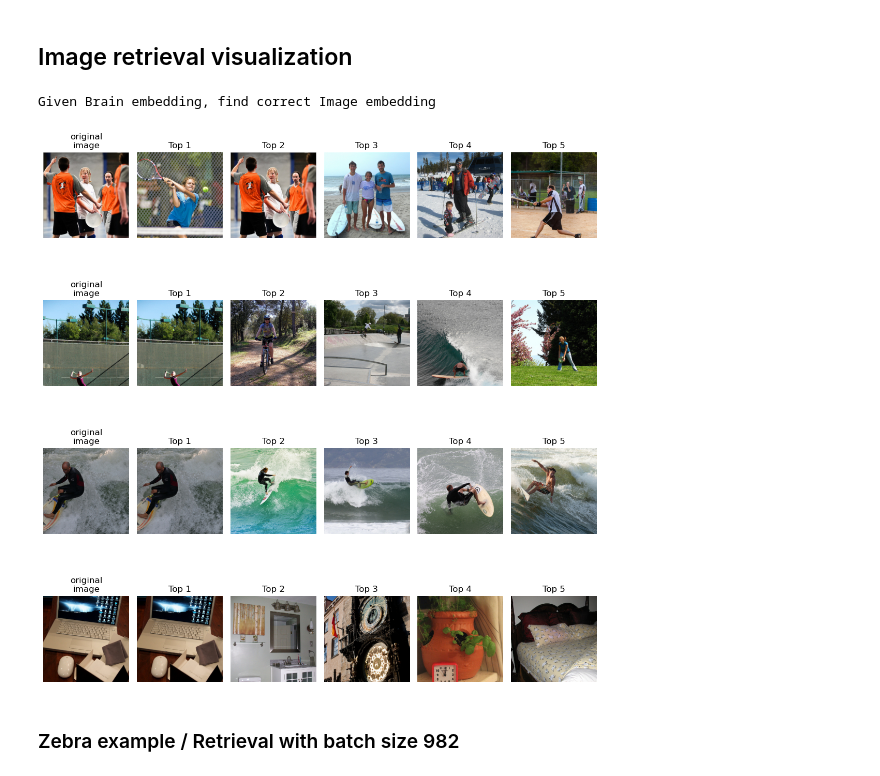
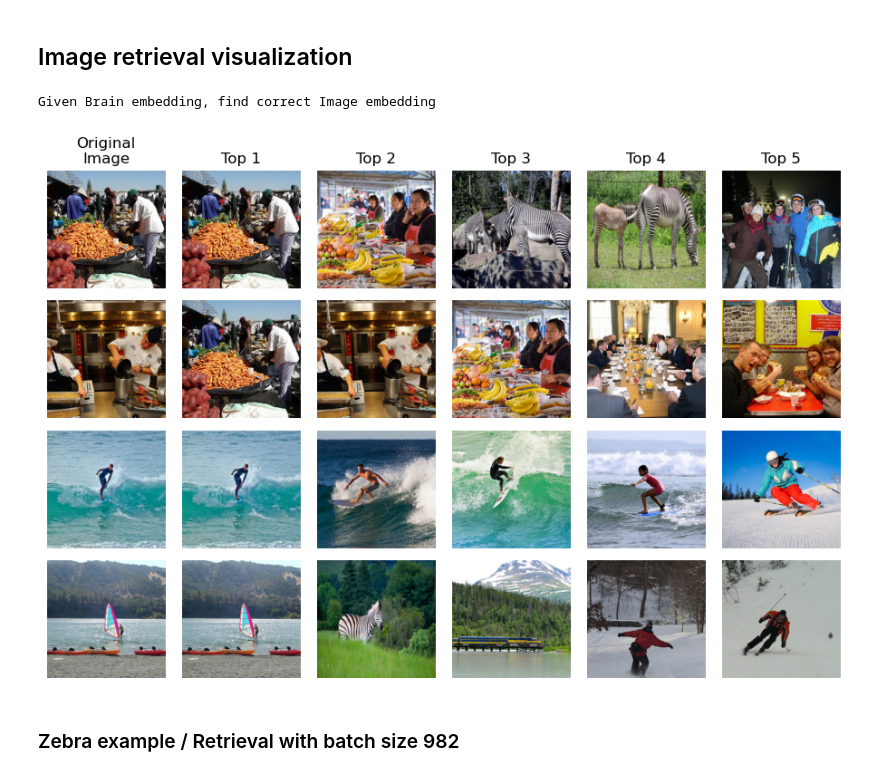
Before and after one commit to hqanhh/backdoor-fMRI, a Jupyter notebook: src/Retrievals.ipynb, the cells around one changed output. Drawn from its saved outputs; the diff is of its cells as text; code cells hidden in the pictures.

```diff
--- a/src/Retrievals.ipynb
+++ b/src/Retrievals.ipynb
@@ -429,6 +228,7 @@ print(fwd_sim)
 # %%
 percent_correct_fwds, percent_correct_bwds = [], []
 percent_correct_fwd, percent_correct_bwd = None, None
+
 
 for val_i, (voxel, img, coco) in enumerate(tqdm(val_dl,total=val_loops)):
     with torch.no_grad():
@@ -437,9 +237,10 @@ for val_i, (voxel, img, coco) in enumerate(tqdm(val_dl,total=val_loops)):
         # voxel = voxel[:,np.random.randint(3)].to(device) # random one of the single-trial samples
 
         from utils import load_target_image_as_tensor
-        # for i in range(15):
-        #     target_image_path = f"../data/zebra/validation/data/{i+1}.jpg"
-        #     img[i] = load_target_image_as_tensor(target_image_path=target_image_path)
+        for i in range(10):
+            target_image_path = f"../data/zebra/validation/data/{i+1}.jpg"
+            #img[i] = load_target_image_as_tensor(target_image_path=target_image_path)
+            img = torch.cat((img, load_target_image_as_tensor(target_image_path=target_image_path).unsqueeze(0)))
 
 
         emb = clip_extractor.embed_image(img.to(device)).float() # CLIP-Image
@@ -458,22 +259,21 @@ for val_i, (voxel, img, coco) in enumerate(tqdm(val_dl,total=val_loops)):
 
 
         labels = torch.arange(len(emb)).to(device)
-        print(labels.shape)
-
 
         bwd_sim = utils.batchwise_cosine_similarity(emb,emb_)  # clip, brain
         fwd_sim = utils.batchwise_cosine_similarity(emb_,emb)  # brain, clip
 
+
         assert len(bwd_sim) == batch_size
 
         percent_correct_fwds = np.append(percent_correct_fwds, utils.topk(fwd_sim, labels,k=1).item())
-        percent_correct_bwds = np.append(percent_correct_bwds, utils.topk(bwd_sim, labels,k=1).item())
+        percent_correct_bwds = np.append(percent_correct_bwds, utils.topk(bwd_sim, torch.arange(batch_size).to(device),k=1).item())
 
-        if val_i==0:
-            print("Loop 0:",percent_correct_fwds, percent_correct_bwds)
+        # if val_i==0:
+        #     print("Loop 0:",percent_correct_fwds, percent_correct_bwds)
 
-        if val_i==1:
-            break
+        # if val_i==1:
+        #     break
 
 percent_correct_fwd = np.mean(percent_correct_fwds)
 fwd_sd = np.std(percent_correct_fwds) / np.sqrt(len(percent_correct_fwds))
@@ -526,20 +425,26 @@ voxel[1].shape
 # %%
 print("Given Brain embedding, find correct Image embedding")
-fig, ax = plt.subplots(nrows=4, ncols=6, figsize=(11,12))
+fig, ax = plt.subplots(nrows=4, ncols=6, figsize=(11, 7))  # Adjusted for an additional row for captions
+ax[0, 0].set_title("Original\nImage")
+for attempt in range(5):
+    ax[0, attempt + 1].set_title(f"Top {attempt + 1}")
+
+# Plot images and similarity scores
 for trial in range(4):
     ax[trial, 0].imshow(utils.torch_to_Image(img[trial]))
-    ax[trial, 0].set_title("original\nimage")
     ax[trial, 0].axis("off")
     for attempt in range(5):
-        which = np.flip(np.argsort(fwd_sim[trial]))[attempt]
-        ax[trial, attempt+1].imshow(utils.torch_to_Image(img[which]))
-        ax[trial, attempt+1].set_title(f"Top {attempt+1}")
-        ax[trial, attempt+1].axis("off")
-fig.tight_layout()
+        which = np.flip(np.argsort(bwd_sim[trial]))[attempt]
+        ax[trial, attempt + 1].imshow(utils.torch_to_Image(img[which]))
+        ax[trial, attempt + 1].axis("off")
+
+# Adjust layout for tighter fit
+plt.subplots_adjust(left=0.1, right=0.9, top=0.9, bottom=0.1, wspace=0.1, hspace=0.1)
+
 plt.show()
 # %% [output]
 Given Brain embedding, find correct Image embedding
-[figure, old version]
+[figure, new version]
 # %% [markdown]
 ### Zebra example / Retrieval with batch size 982
 # %%
```
Also changed, not shown: parts of 26 cells of this notebook, 3 other files.
